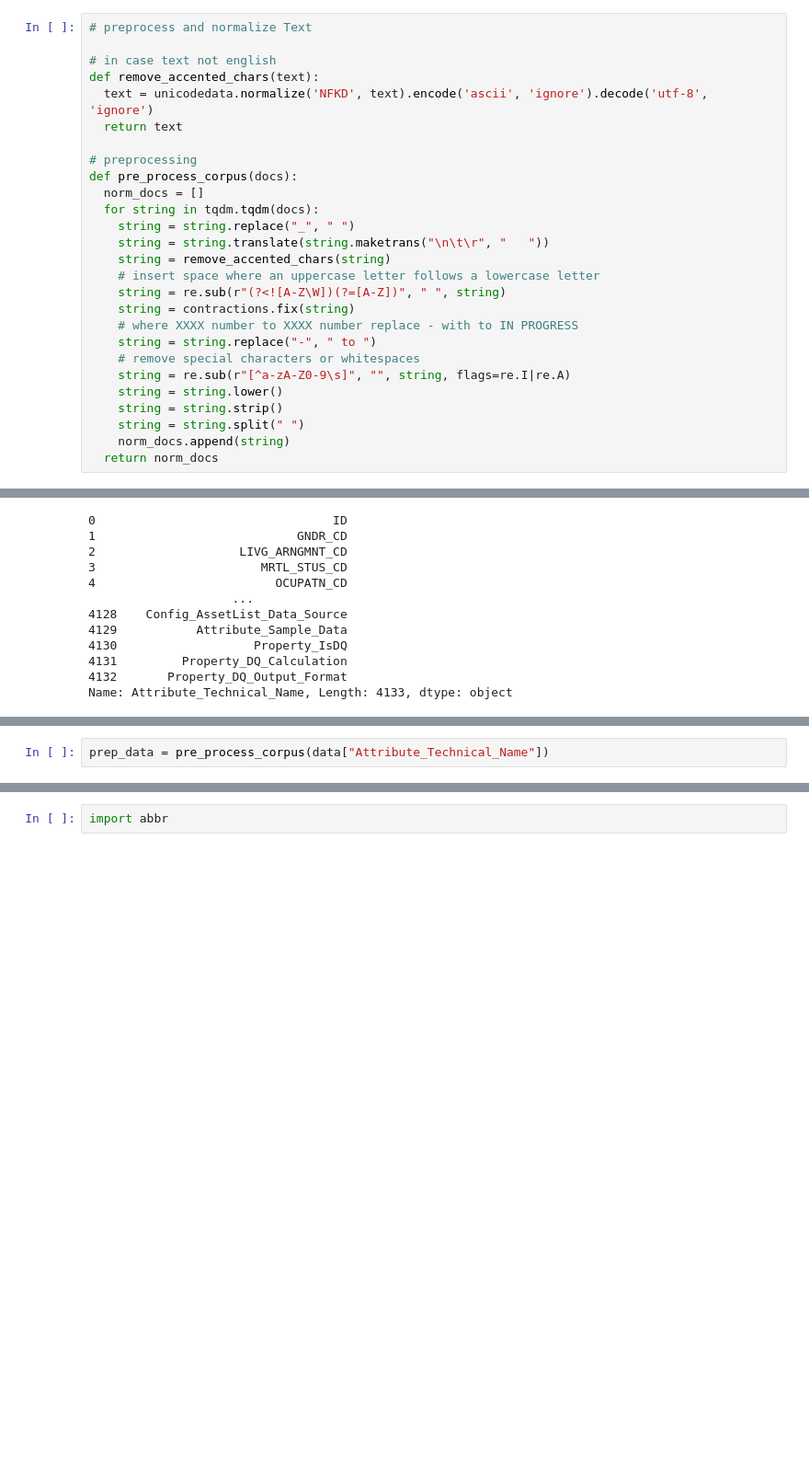
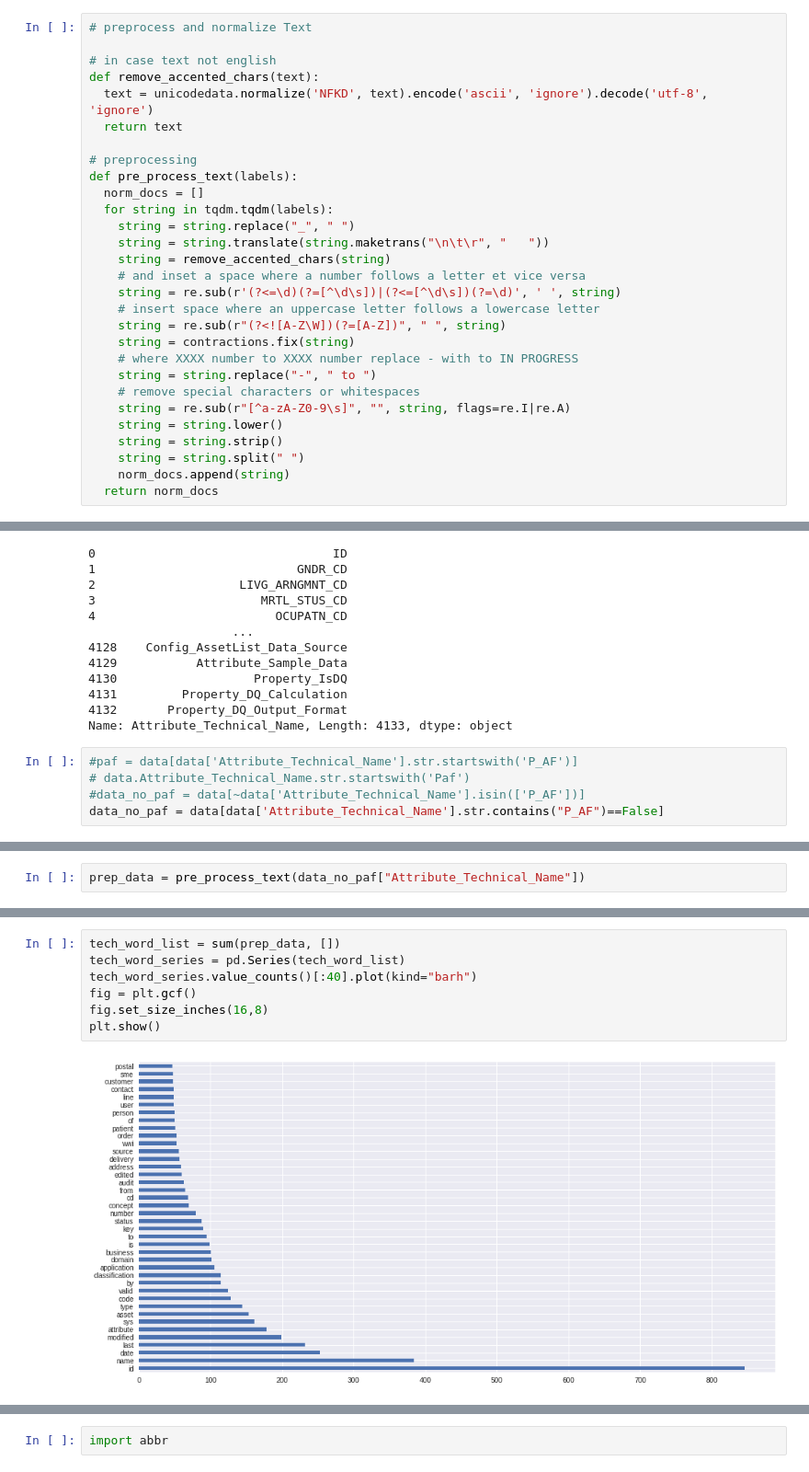
Before and after one commit to mmonch/Sidecar_Project, a Jupyter notebook: notebooks/Sidecar_Project.ipynb, the cells around one changed output, grey strips where cells are left out. Shown: that part at 92% size. Cells and saved outputs as stored; diff of their text form; blank space fills up the shorter version.

```diff
--- a/notebooks/Sidecar_Project.ipynb
+++ b/notebooks/Sidecar_Project.ipynb
@@ -330,12 +337,14 @@ def remove_accented_chars(text):
   return text
 
 # preprocessing
-def pre_process_corpus(docs):
+def pre_process_text(labels):
   norm_docs = []
-  for string in tqdm.tqdm(docs):
+  for string in tqdm.tqdm(labels):
     string = string.replace("_", " ")
     string = string.translate(string.maketrans("\n\t\r", "   "))
     string = remove_accented_chars(string)
+    # and inset a space where a number follows a letter et vice versa
+    string = re.sub(r'(?<=\d)(?=[^\d\s])|(?<=[^\d\s])(?=\d)', ' ', string)
     # insert space where an uppercase letter follows a lowercase letter
     string = re.sub(r"(?<![A-Z\W])(?=[A-Z])", " ", string)
     string = contractions.fix(string)
@@ -363,3 +377,8 @@ data["Attribute_Technical_Name"]
 4131         Property_DQ_Calculation
 4132       Property_DQ_Output_Format
 Name: Attribute_Technical_Name, Length: 4133, dtype: object
+# %%
+#paf = data[data['Attribute_Technical_Name'].str.startswith('P_AF')]
+# data.Attribute_Technical_Name.str.startswith('Paf')
+#data_no_paf = data[~data['Attribute_Technical_Name'].isin(['P_AF'])]
+data_no_paf = data[data['Attribute_Technical_Name'].str.contains("P_AF")==False]
@@ -366,5 +401,5 @@ Name: Attribute_Technical_Name, Length: 4133, dtype: object
 # %%
-prep_data = pre_process_corpus(data["Attribute_Technical_Name"])
+prep_data = pre_process_text(data_no_paf["Attribute_Technical_Name"])
 # %%
 prep_data
 # %% [output]
@@ -387 +422,10 @@ prep_data
  ...]
+# %%
+tech_word_list = sum(prep_data, [])
+tech_word_series = pd.Series(tech_word_list)
+tech_word_series.value_counts()[:40].plot(kind="barh")
+fig = plt.gcf()
+fig.set_size_inches(16,8)
+plt.show()
+# %% [output]
+[figure, added]
```
Also changed, not shown: parts of 21 cells of this notebook.
